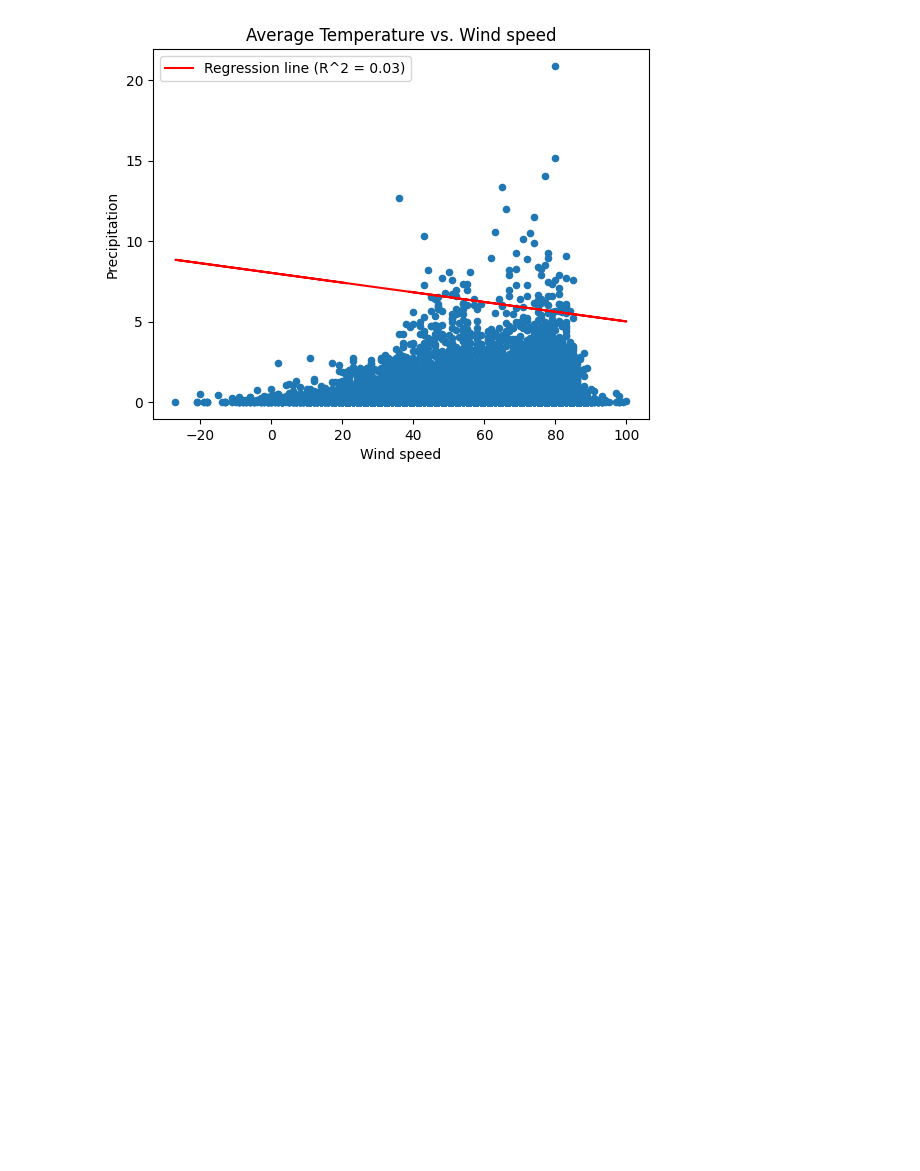
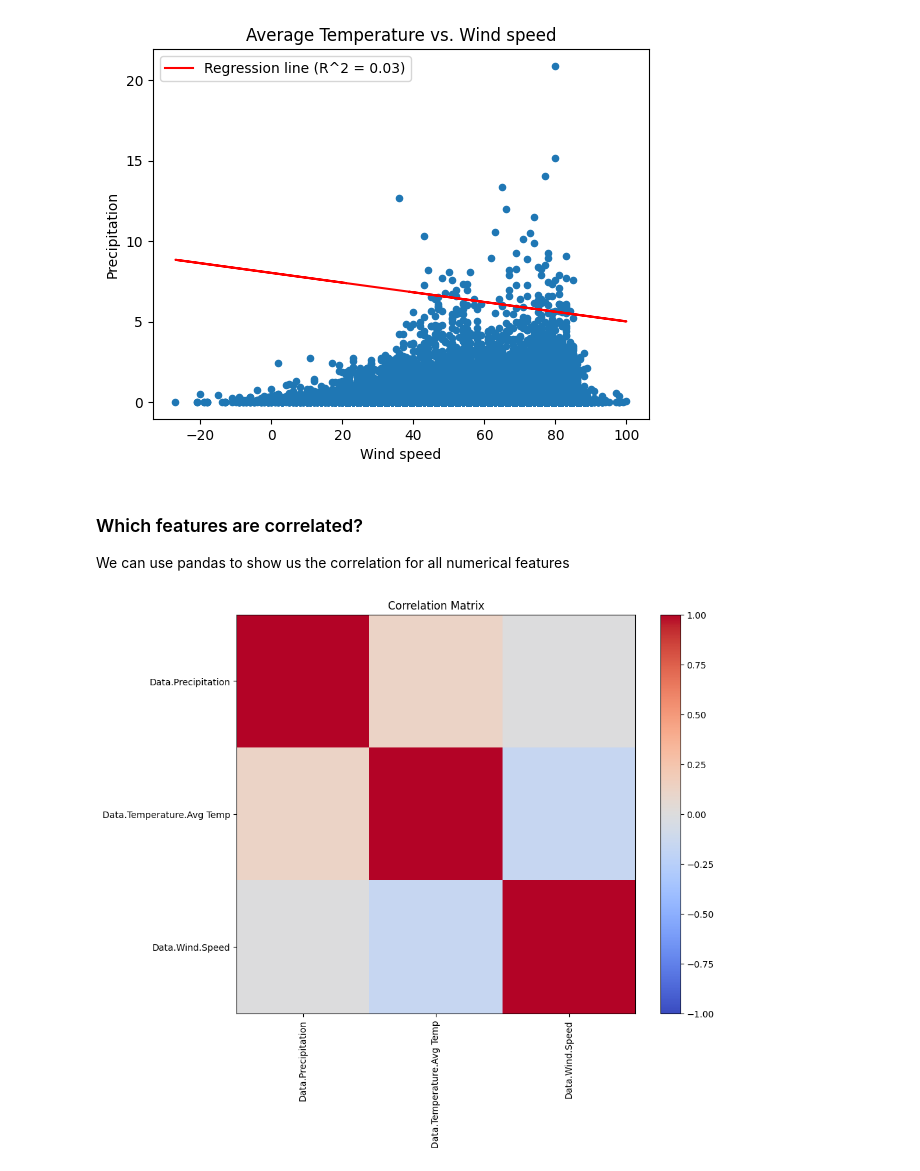
Before and after one commit to pgolbus/SummerSpringBoardAI, a Jupyter notebook: eda/weather.ipynb, the cells around one changed output. Cells and saved outputs as stored; diff of their text form; code cells hidden in the pictures; blank space fills up the shorter version.

```diff
--- a/eda/weather.ipynb
+++ b/eda/weather.ipynb
@@ -274,3 +272,7 @@ plt.legend()
 plt.show()
 # %% [output]
 [figure]
+# %% [markdown]
+### Which features are correlated?
+
+We can use pandas to show us the correlation for all numerical features
@@ -276,0 +281,15 @@ plt.show()
+# %%
+# 8. Analyze the correlation between features
+numerical_features = df[['Data.Precipitation', 'Data.Temperature.Avg Temp', 'Data.Wind.Speed']]
+corr_matrix = numerical_features.corr()
+
+# Create a heatmap to visualize the correlation matrix
+plt.figure(figsize=(10, 8))
+plt.imshow(corr_matrix, cmap='coolwarm', vmin=-1, vmax=1)
+plt.colorbar()
+plt.xticks(range(len(corr_matrix.columns)), corr_matrix.columns, rotation=90)
+plt.yticks(range(len(corr_matrix.columns)), corr_matrix.columns)
+plt.title('Correlation Matrix')
+plt.show()
+# %% [output]
+[figure, added]
```
Also changed, not shown: parts of 3 cells of this notebook, 10 other files.
